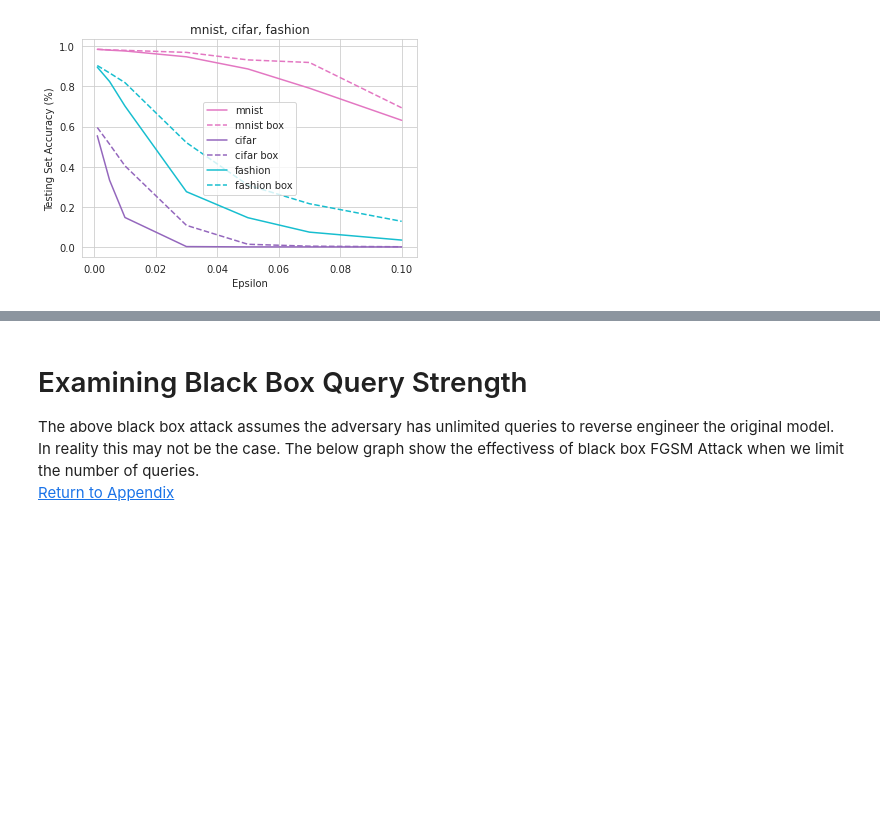
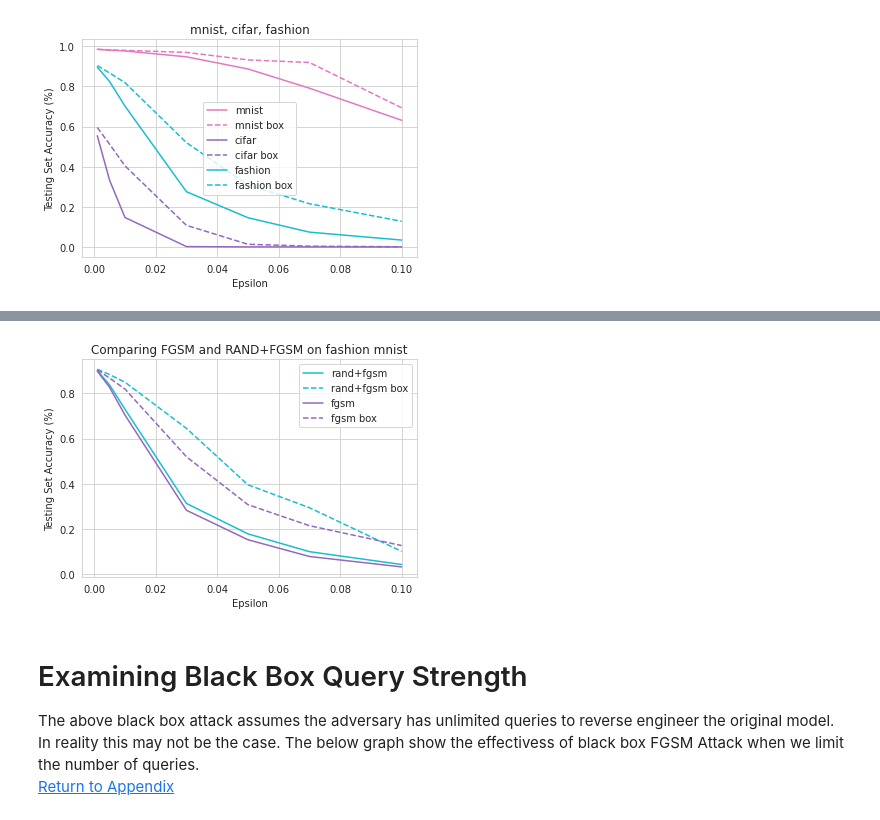
Before and after one commit to WesRobbins/AdversarialML, a Jupyter notebook: Fashion_MNIST_Exploratory.ipynb, the cells around one changed output, grey strips where cells are left out. Cells and saved outputs as stored; diff of their text form; code cells hidden in the pictures; blank space fills up the shorter version.

```diff
--- a/Fashion_MNIST_Exploratory.ipynb
+++ b/Fashion_MNIST_Exploratory.ipynb
@@ -532,3 +722,15 @@ KeyboardInterrupt: ignored
+# %%
+plt.plot(epsilon, saved.arrys['fashion_randfgsm'], color='C9')
+plt.plot(epsilon, saved.arrys['fashion_randfgsm_box'], color='C9', linestyle='--')
+plt.plot(epsilon, saved.arrys['fashion_fgsm'], color='C4')
+plt.plot(epsilon, saved.arrys['fashion_fgsm_box'], color='C4', linestyle='--')
+plt.legend(['rand+fgsm', 'rand+fgsm box', 'fgsm', 'fgsm box'])
+plt.xlabel("Epsilon")
+plt.ylabel("Testing Set Accuracy (%)")
+plt.title('Comparing FGSM and RAND+FGSM on fashion mnist')
+plt.show()
+# %% [output]
+[figure, added]
 # %% [markdown]
 <a name="qs"></a>
 # Examining Black Box Query Strength
```
Also changed, not shown: parts of 37 cells of this notebook.
